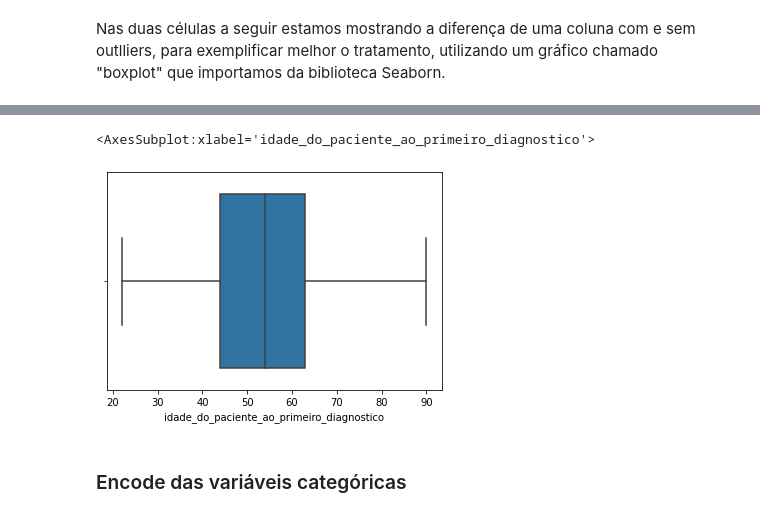
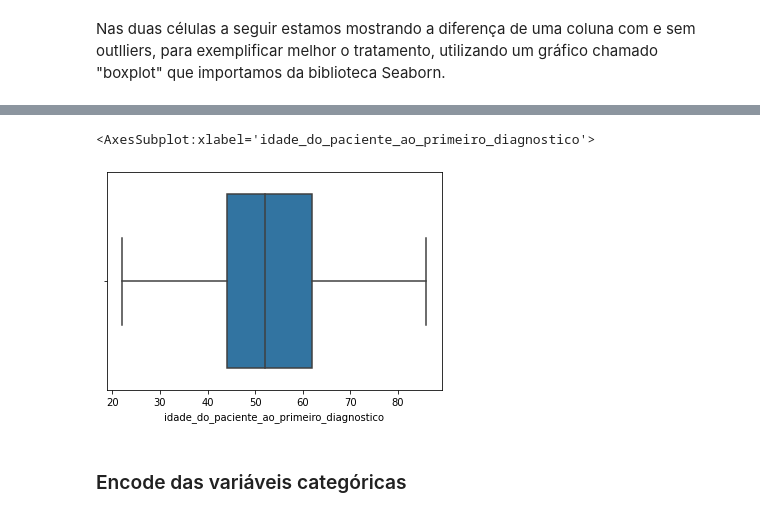
Before and after one commit to 2023M3T5-Inteli/grupo6, a Jupyter notebook: notebooks/OFICIAL.ipynb, the cells around one changed output, grey strips where cells are left out. Saved outputs shown, nothing was run; the diff lists cells and outputs as text; code cells hidden in the pictures.

```diff
--- a/notebooks/OFICIAL.ipynb
+++ b/notebooks/OFICIAL.ipynb
@@ -741,0 +1411,39 @@ df_demo = input_missing_values_cat(df_demo, demo_list_columns_missing_cat)
+# %%
+list_columns_missing_cat = ['tipo_histologico',
+'grau_histologico',
+'subtipo_tumoral',
+'ki67>14',
+'grupo_idade',
+'ja_ficou_gravida',
+'tempo_amamentacao',
+'atividade_fisica',
+'consumo_de_tabaco',
+'consumo_de_alcool',
+'menopausa',
+'grupo_idade_na_primeira_gestacao',
+'historia_familiar_de_cancer_relacionado',
+'grau_parentesco_familiar_cancer',
+'codigo_da_topografia_cid_o_1',
+'codigo_da_morfologia_de_acordo_com_o_cid_o_1',
+'classificacao_tnm_clinico_t_1',
+'classificacao_tnm_clinico_n_1',
+'classificacao_tnm_clinico_m_1',
+'lateralidade_do_tumor_1',
+'classificacao_tnm_patologico_n_1',
+'classificacao_tnm_patologico_t_1',
+'possui_metastase',
+'espalhamento_metastase',
+'risk_metastase',
+'estagio_tumor']
+df = input_missing_values_cat(df, list_columns_missing_cat)
+# %%
+list_columns_missing_num = ['recep_progesterona_qtd',
+'recep_estrogenio_qtd',
+'ki67_qtd',
+'her2_qtd',
+'idade_na_primeira_gestacao',
+'idade_da_primeira_mentruacao',
+]
+df = input_missing_values_num(df, list_columns_missing_num)
+# %%
+df = df.query('sucesso == 1.0')
@@ -778,0 +1495,3 @@ removed_outliers_df
+# %%
+df = remove_outliers(df)
+df
@@ -786,8 +1520,8 @@ sns.boxplot(x=df_demo["idade_do_paciente_ao_primeiro_diagnostico"]) # COLUNA COM
 # %%
-sns.boxplot(x=removed_outliers_df["idade_do_paciente_ao_primeiro_diagnostico"]) # COLUNA SEM OUTLIER
+sns.boxplot(x=df["idade_do_paciente_ao_primeiro_diagnostico"]) # COLUNA SEM OUTLIER
 # %% [output]
 <AxesSubplot:xlabel='idade_do_paciente_ao_primeiro_diagnostico'>
-[figure, old version]
+[figure, new version]
 # %% [markdown]
 ### Encode das variáveis categóricas
 # %% [markdown]
```
Also changed, not shown: parts of 165 cells of this notebook.
